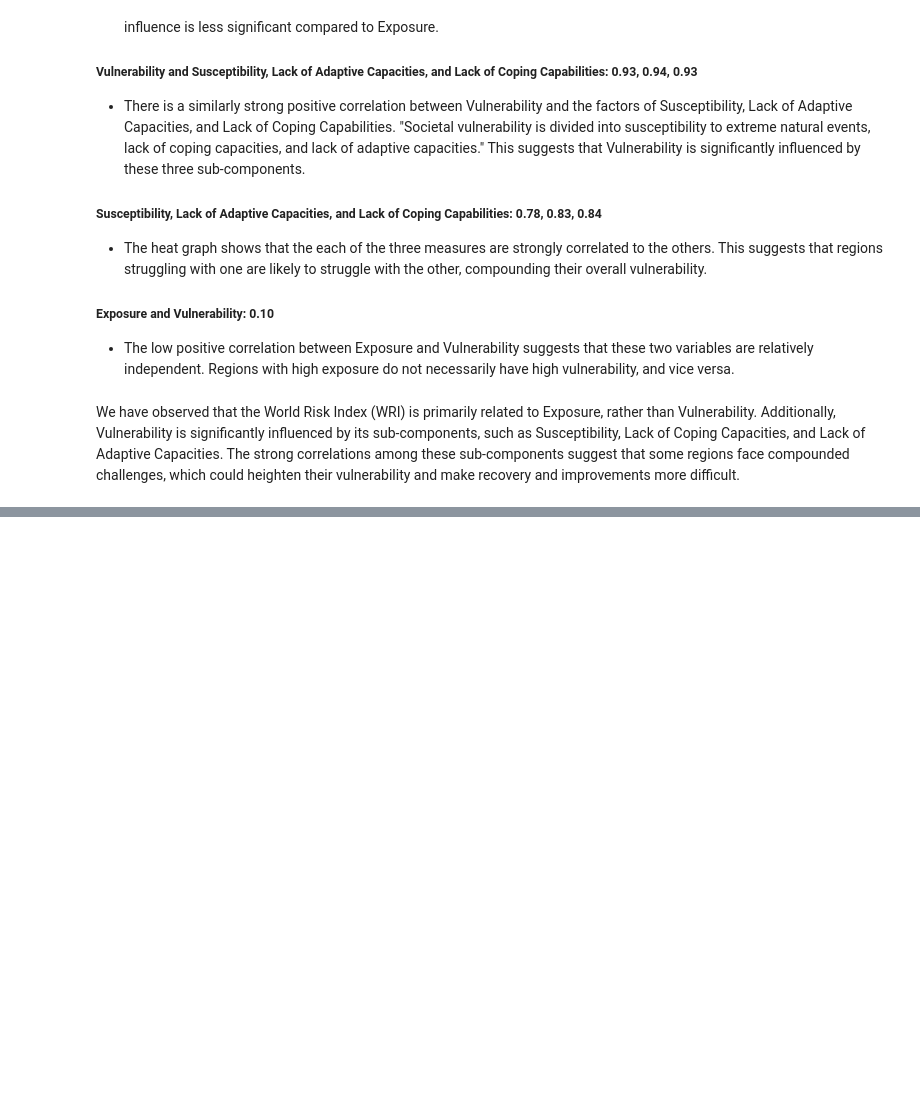
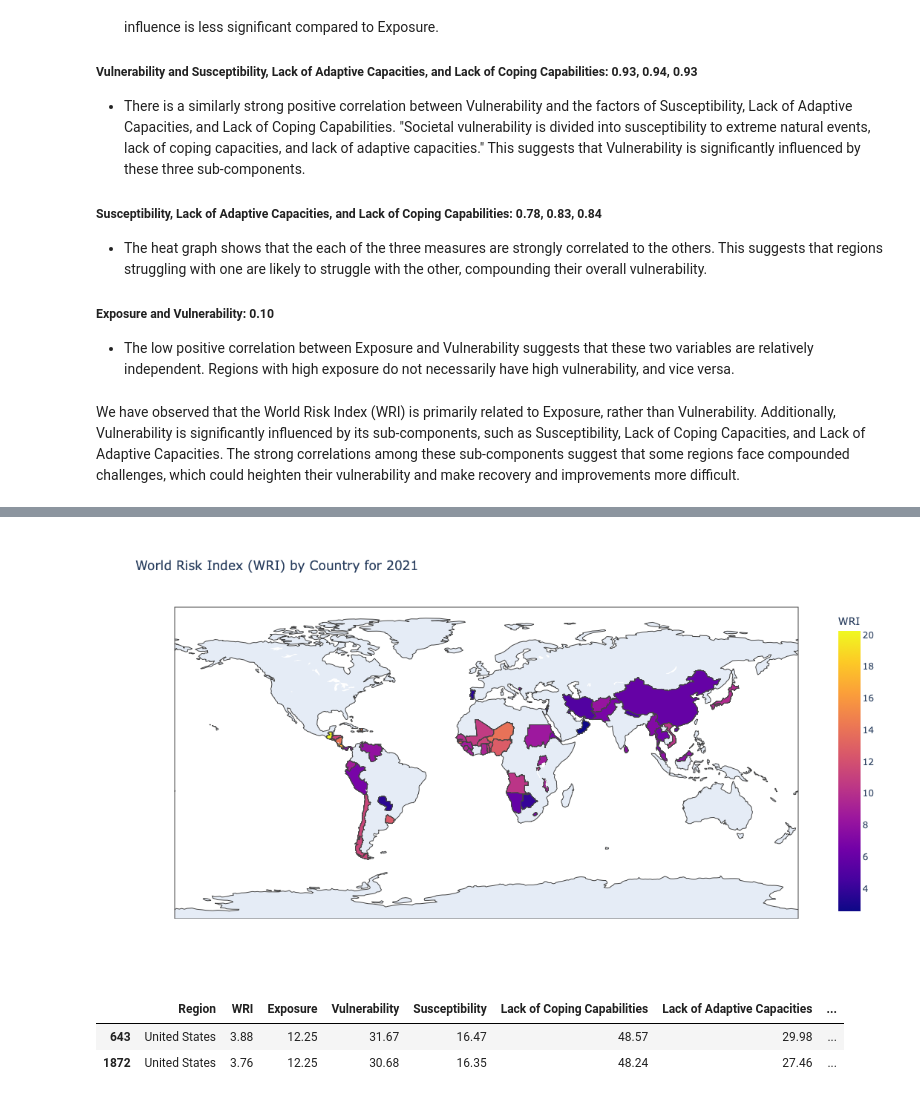
Before and after one commit to Mengz21/World-Disaster-Risk-Analysis, a Jupyter notebook: World Disaster Risk Analysis.ipynb, the cells around one changed output, grey strips where cells are left out. Cells and saved outputs as stored; diff of their text form; code cells hidden in the pictures; blank space fills up the shorter version.

```diff
--- a/World Disaster Risk Analysis.ipynb
+++ b/World Disaster Risk Analysis.ipynb
@@ -297,3 +299,10 @@ The correlation  heatmap provides a visual representation of the strength and di
 * The low positive correlation between Exposure and Vulnerability suggests that these two variables are relatively independent. Regions with high exposure do not necessarily have high vulnerability, and vice versa.
 # %% [markdown]
 We have observed that the World Risk Index (WRI) is primarily related to Exposure, rather than Vulnerability. Additionally, Vulnerability is significantly influenced by its sub-components, such as Susceptibility, Lack of Coping Capacities, and Lack of Adaptive Capacities. The strong correlations among these sub-components suggest that some regions face compounded challenges, which could heighten their vulnerability and make recovery and improvements more difficult.
+# %%
+#import plotly.express as px
+#import pandas as pd
+
+data_2021 = wri[wri['Year'] == 2021]
+wri_2021 = data_2021[['Region','WRI']]
+wri_2021
@@ -299,0 +323,17 @@ We have observed that the World Risk Index (WRI) is primarily related to Exposur
+# %%
+df = pd.merge(gapminder, wri_2021, how='left', left_on='country', right_on='Region')
+
+
+fig = px.choropleth(df, locations="iso_alpha",
+                    color="WRI",
+                    hover_name="Region", # column to add to hover information
+                    color_continuous_scale=px.colors.sequential.Plasma,
+                    title='World Risk Index (WRI) by Country for 2021',
+                    width=1000,
+                    height=600)
+
+np.random.seed(12)
+gapminder = px.data.gapminder()  #.query("year==2021")
+fig.show()
+# %% [output]
+[figure, added]
@@ -299,0 +346,7 @@ We have observed that the World Risk Index (WRI) is primarily related to Exposur
+# %%
+us_data = wri[wri['Region'] == 'United States']
+us_data
+# %% [output]
+|  | Region | WRI | Exposure | Vulnerability | Susceptibility | Lack of Coping Capabilities | Lack of Adaptive Capacities | ... |
+| 643 | United States | 3.88 | 12.25 | 31.67 | 16.47 | 48.57 | 29.98 | ... |
+| 1872 | United States | 3.76 | 12.25 | 30.68 | 16.35 | 48.24 | 27.46 | ... |
```
Also changed, not shown: parts of 8 cells of this notebook.
